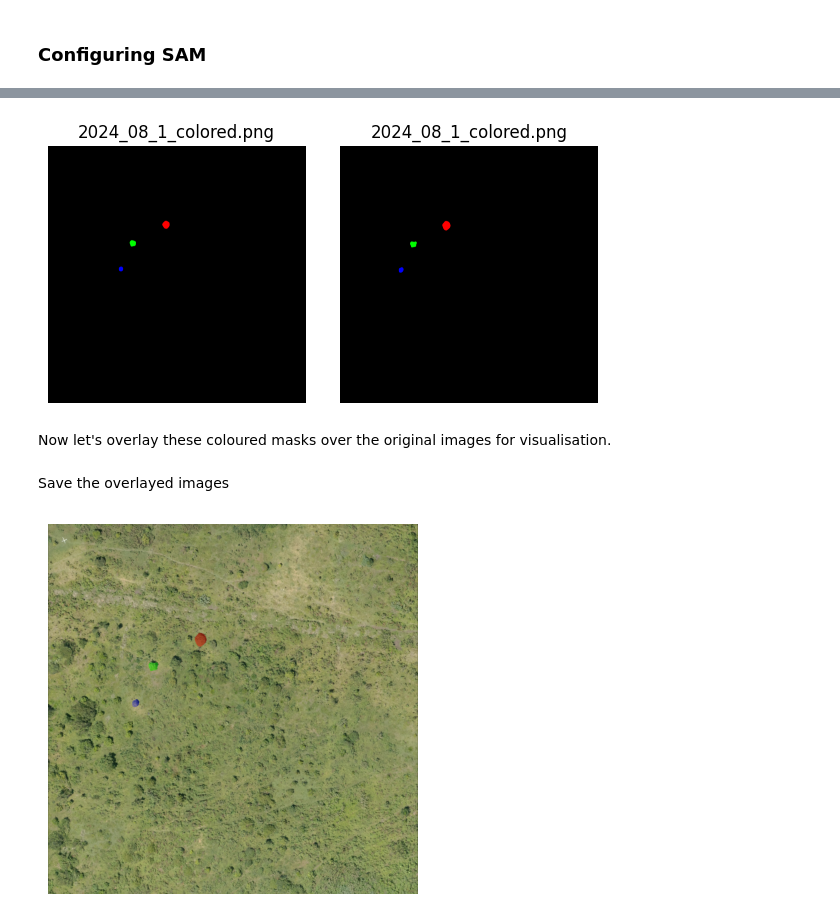
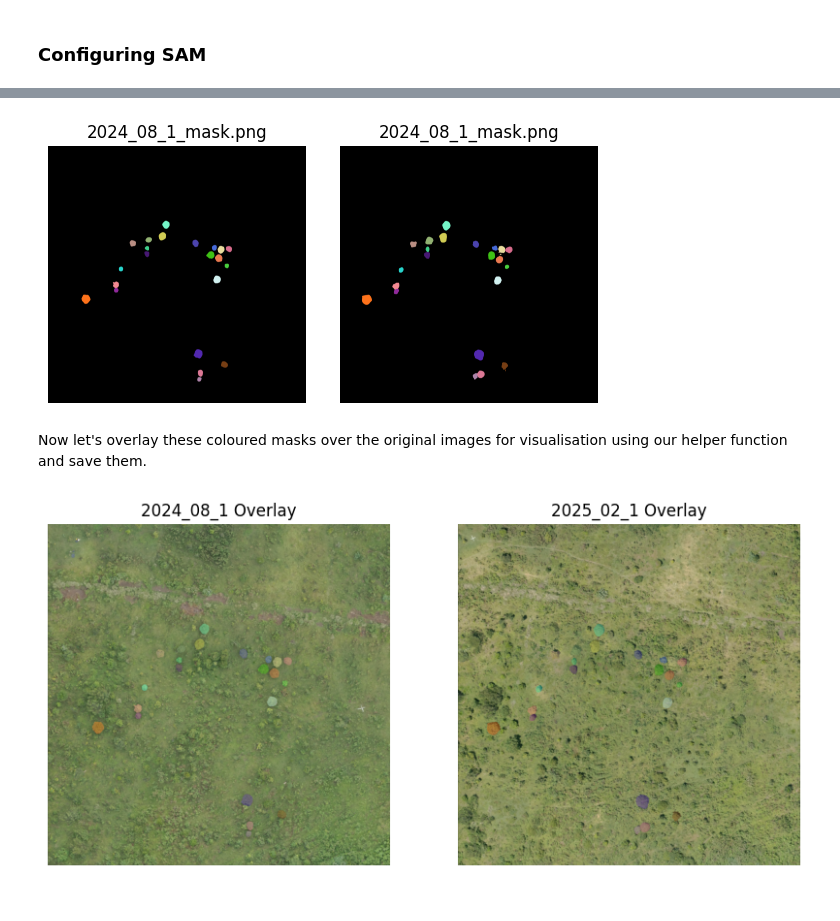
Before and after one commit to DeKUT-DSAIL/miti360, a Jupyter notebook: notebooks/tracking_crown_growth.ipynb, the cells around one changed output, grey strips where cells are left out. Saved outputs shown, nothing was run; the diff lists cells and outputs as text; code cells hidden in the pictures.

```diff
--- a/notebooks/tracking_crown_growth.ipynb
+++ b/notebooks/tracking_crown_growth.ipynb
@@ -180,13 +262,9 @@ True
 # %%
-# mask_1 = cv2.imread('../sample_data/masks/2023_03_1.png', cv2.IMREAD_GRAYSCALE)
-mask_2 = cv2.imread('../sample_data/masks/2024_08_1_mask.png', cv2.IMREAD_GRAYSCALE)
-mask_3 = cv2.imread('../sample_data/masks/2025_02_1_mask.png', cv2.IMREAD_GRAYSCALE)
+mask_1 = cv2.imread('../sample_data/masks/2024_08_1_mask.png')
+mask_2 = cv2.imread('../sample_data/masks/2025_02_1_mask.png')
 
-fig, axes = plt.subplots(1, 2, figsize=(10, 3))
-# axes[0].imshow(mask_1, cmap='gray')
-# axes[0].set_title('March 2023')
-axes[0].imshow(mask_2, cmap='gray')
-axes[0].set_title('August 2024')
-axes[1].imshow(mask_3, cmap='gray')
-axes[1].set_title('February 2025')
+fig, axes = plt.subplots(1, 2, figsize=(6, 3))
+axes[0].imshow(mask_1, cmap='gray'); axes[0].axis('off'); axes[0].set_title('August 2024')
+axes[1].imshow(mask_2, cmap='gray'); axes[1].axis('off'); axes[1].set_title('February 2025')
+plt.show()
 # %% [output]
@@ -227,7 +274,7 @@ Coloured masks saved.
 # %%
 # update these paths to your images
-img1_path = f'../sample_data/masks/{masks_substr[0]}_colored.png'
-img2_path = f'../sample_data/masks/{masks_substr[1]}_colored.png'
+img1_path = f'../sample_data/masks/{masks_substr[0]}_mask.png'
+img2_path = f'../sample_data/masks/{masks_substr[1]}_mask.png'
 
 # read color images with cv2 (BGR)
 img1 = cv2.imread(img1_path, cv2.IMREAD_COLOR)
@@ -241,15 +288,15 @@ fig, axes = plt.subplots(1, 2, figsize=(6, 3))
 
 axes[0].imshow(img1_rgb)
 axes[0].axis('off')
-axes[0].set_title(f'{masks_substr[0]}_colored.png')
+axes[0].set_title(f'{masks_substr[0]}_mask.png')
 
 axes[1].imshow(img2_rgb)
 axes[1].axis('off')
-axes[1].set_title(f'{masks_substr[0]}_colored.png')
+axes[1].set_title(f'{masks_substr[0]}_mask.png')
 
 plt.tight_layout()
 plt.show()
 # %% [output]
-[figure, old version]
+[figure, new version]
 # %% [markdown]
-Now let's overlay these coloured masks over the original images for visualisation.
+Now let's overlay these coloured masks over the original images for visualisation using our helper function and save them.
@@ -300,9 +303,17 @@ def overlay_colored_mask(image, mask, alpha=0.5, mask_bgr=False):
-# %% [markdown]
-Save the overlayed images
 # %%
-image = cv2.imread('../sample_data/images/2025_02_1.png', cv2.IMREAD_COLOR_RGB)
-overlayed = overlay_colored_mask(image, mask_3, alpha=0.4, mask_bgr=True)
-cv2.imwrite('../sample_data/overlays/2025_02_1_overlay.png', cv2.cvtColor(overlayed, cv2.COLOR_RGB2BGR))
-plt.imshow(overlayed); plt.axis('off'); plt.show()
+substrs = ["2024_08_1", "2025_02_1"]
+image1 = cv2.imread(f'../sample_data/images/{substrs[0]}.png', cv2.IMREAD_COLOR_RGB)
+image2 = cv2.imread(f'../sample_data/images/{substrs[1]}.png', cv2.IMREAD_COLOR_RGB)
+
+overlayed1 = overlay_colored_mask(image, mask_1, alpha=0.4, mask_bgr=True)
+overlayed2 = overlay_colored_mask(image2, mask_2, alpha=0.4, mask_bgr=True)
+
+cv2.imwrite(f'../sample_data/overlays/{substrs[0]}_overlay.png', cv2.cvtColor(overlayed1, cv2.COLOR_RGB2BGR))
+cv2.imwrite(f'../sample_data/overlays/{substrs[1]}_overlay.png', cv2.cvtColor(overlayed2, cv2.COLOR_RGB2BGR))
+
+fig, axes = plt.subplots(1, 2, figsize=(10, 5))
+axes[0].imshow(overlayed1); axes[0].axis('off'); axes[0].set_title(f'{substrs[0]} Overlay')
+axes[1].imshow(overlayed2); axes[1].axis('off'); axes[1].set_title(f'{substrs[1]} Overlay')
+plt.show()
 # %% [output]
-[figure, old version]
+[figure, new version]
```
Also changed, not shown: parts of 22 cells of this notebook.
